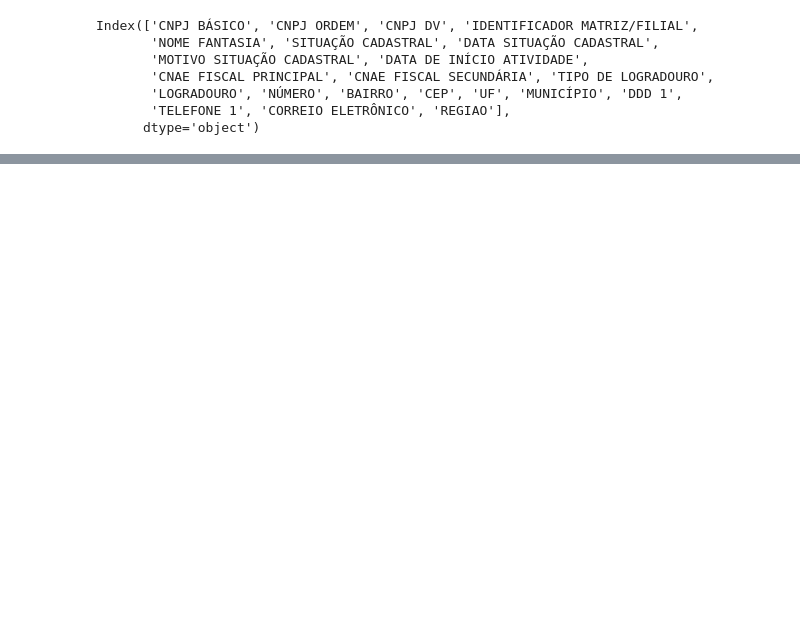
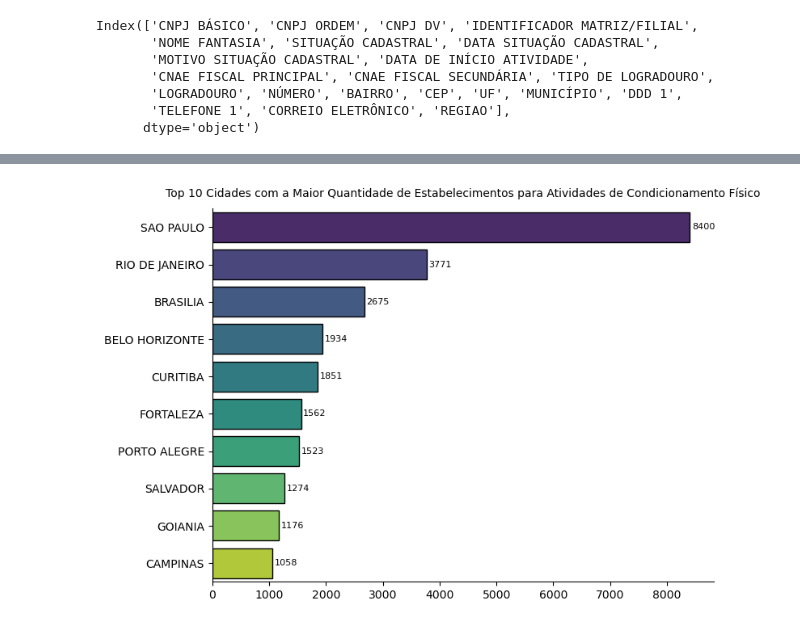
Before and after one commit to MatheusMorandi/Cnpj_Academias, a Jupyter notebook: src/eda.ipynb, the cells around one changed output, grey strips where cells are left out. Cells and saved outputs as stored; diff of their text form; code cells hidden in the pictures; blank space fills up the shorter version.

```diff
--- a/src/eda.ipynb
+++ b/src/eda.ipynb
@@ -74,0 +243,4 @@ dados.head()
+# %%
+top_cidades = dados["MUNICÍPIO"].value_counts().head(10)
+
+top_cidades
@@ -74,0 +260,25 @@ dados.head()
+# %%
+plt.figure(figsize = (8, 6))
+
+grafico_qntd = sns.barplot(data = pd.DataFrame(top_cidades),
+                            x = top_cidades.values,
+                            y = top_cidades.index,
+                            hue = top_cidades.index,
+                            palette = "viridis",
+                            edgecolor = "Black",
+                            legend = False)
+
+for container in grafico_qntd.containers:
+    grafico_qntd.bar_label(container, padding = 2, fontsize = 8)
+
+plt.title("Top 10 Cidades com a Maior Quantidade de Estabelecimentos para Atividades de Condicionamento Físico", fontsize = 10, pad = 10)
+
+plt.xlabel("")
+
+plt.ylabel("")
+
+sns.despine()
+
+plt.show()
+# %% [output]
+[figure, added]
```
Also changed, not shown: parts of 16 cells of this notebook, 1 other file.
